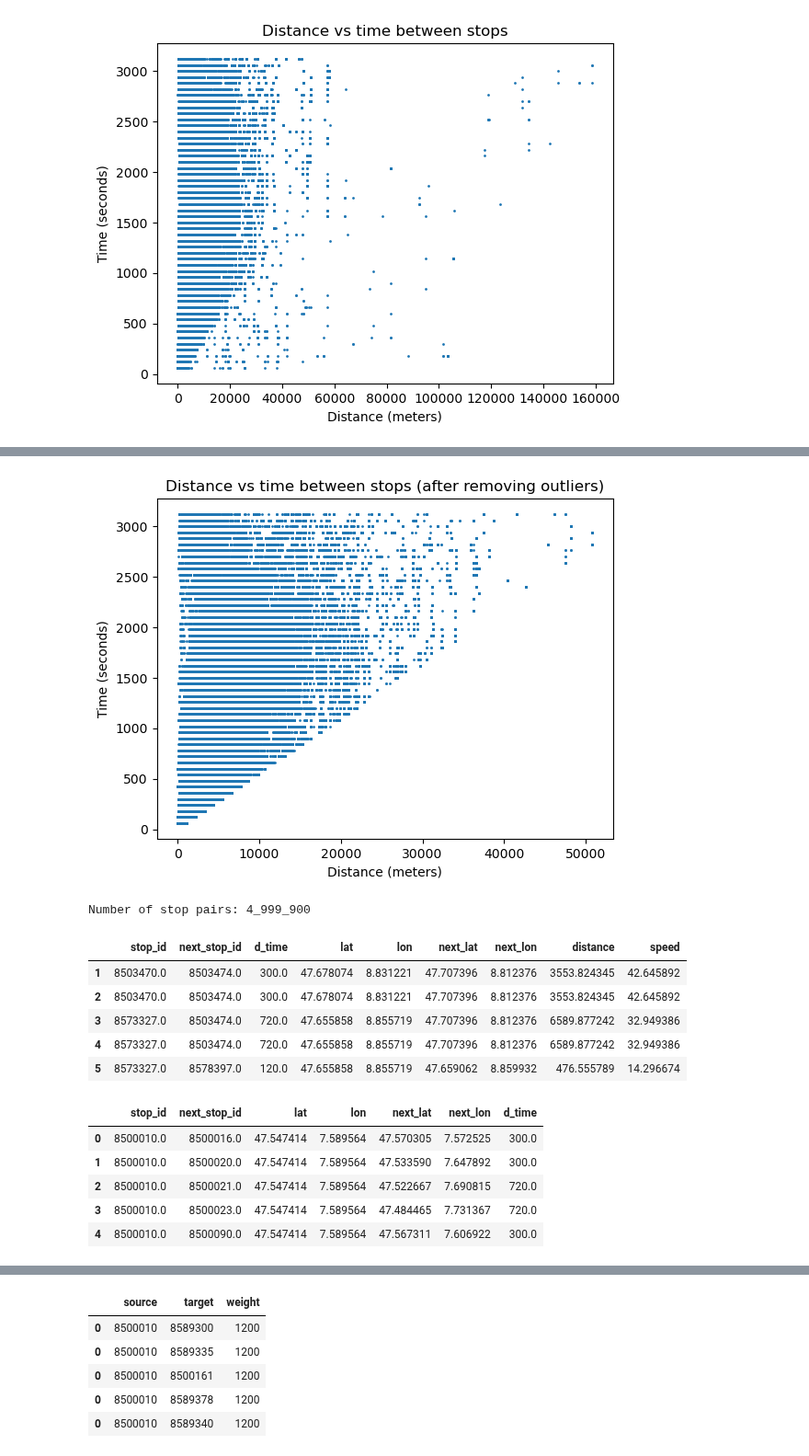
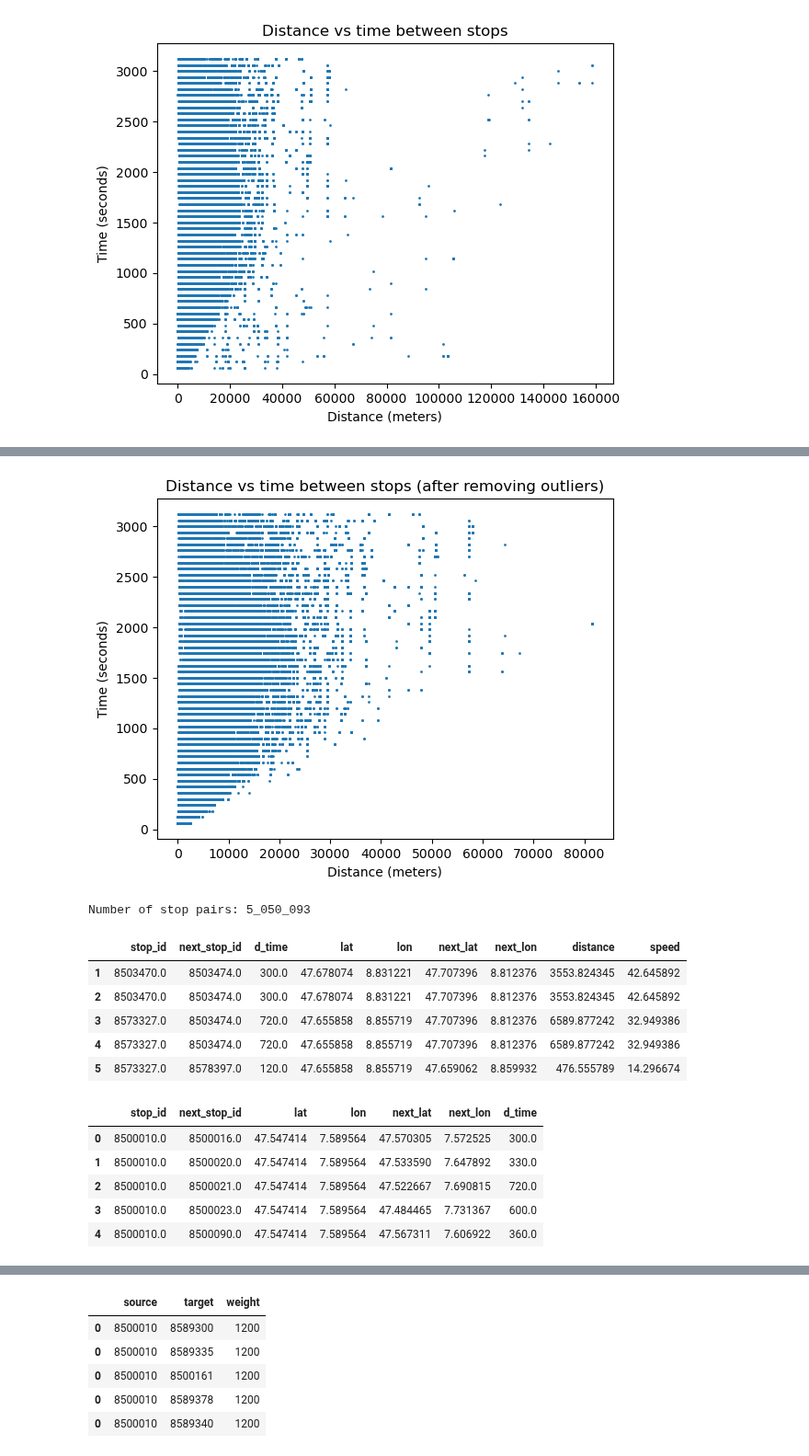
Before and after one commit to com-480-data-visualization/project-2023-choo-choo-data-darlings, a Jupyter notebook: notebooks/preprocessing/isochronic_network.ipynb, the cells around one changed output, grey strips where cells are left out. Shown at 92% size. Drawn from its saved outputs; the diff is of its cells as text; code cells hidden in the pictures.

```diff
--- a/notebooks/preprocessing/isochronic_network.ipynb
+++ b/notebooks/preprocessing/isochronic_network.ipynb
@@ -338,7 +338,8 @@ plt.show()
 [figure]
 # %%
 # Remove speed outliers
-stop_pairs = stop_pairs[stop_pairs['speed'] < stop_pairs['speed'].quantile(0.99)]
+SPEED_THRESHOLD = 150 # km/h
+stop_pairs = stop_pairs[stop_pairs['speed'] < SPEED_THRESHOLD]
 # %%
 stop_pairs.speed.hist(bins=100, log=True)
 plt.title('Distribution of speed between stops (after removing outliers)')
@@ -362,12 +363,12 @@ plt.xlabel('Distance (meters)')
 plt.ylabel('Time (seconds)')
 plt.show()
 # %% [output]
-[figure, old version]
+[figure, new version]
 # %%
 print(f'Number of stop pairs: {len(stop_pairs):_}')
 stop_pairs.head()
 # %% [output]
-Number of stop pairs: 4_999_900
+Number of stop pairs: 5_050_093
 |  | stop_id | next_stop_id | d_time | lat | lon | next_lat | next_lon | distance | speed |
 | 1 | 8503470.0 | 8503474.0 | 300.0 | 47.678074 | 8.831221 | 47.707396 | 8.812376 | 3553.824345 | 42.645892 |
 | 2 | 8503470.0 | 8503474.0 | 300.0 | 47.678074 | 8.831221 | 47.707396 | 8.812376 | 3553.824345 | 42.645892 |
@@ -377,17 +378,17 @@ Number of stop pairs: 4_999_900
 # %%
 # Get mean d_time for each stop pair
 stop_pairs = stop_pairs \
     .groupby(['stop_id', 'next_stop_id', 'lat', 'lon', 'next_lat', 'next_lon']) \
-    .agg({'d_time': 'min'}) \
+    .agg({'d_time': 'median'}) \
     .reset_index()
 stop_pairs.head()
 # %% [output]
 |  | stop_id | next_stop_id | lat | lon | next_lat | next_lon | d_time |
 | 0 | 8500010.0 | 8500016.0 | 47.547414 | 7.589564 | 47.570305 | 7.572525 | 300.0 |
-| 1 | 8500010.0 | 8500020.0 | 47.547414 | 7.589564 | 47.533590 | 7.647892 | 300.0 |
+| 1 | 8500010.0 | 8500020.0 | 47.547414 | 7.589564 | 47.533590 | 7.647892 | 330.0 |
 | 2 | 8500010.0 | 8500021.0 | 47.547414 | 7.589564 | 47.522667 | 7.690815 | 720.0 |
-| 3 | 8500010.0 | 8500023.0 | 47.547414 | 7.589564 | 47.484465 | 7.731367 | 720.0 |
-| 4 | 8500010.0 | 8500090.0 | 47.547414 | 7.589564 | 47.567311 | 7.606922 | 300.0 |
+| 3 | 8500010.0 | 8500023.0 | 47.547414 | 7.589564 | 47.484465 | 7.731367 | 600.0 |
+| 4 | 8500010.0 | 8500090.0 | 47.547414 | 7.589564 | 47.567311 | 7.606922 | 360.0 |
 # %%
 # Create node list, mix of stop and next_stop with concat
 nodes = pd.DataFrame()
```
Also changed, not shown: parts of 9 cells of this notebook, 19 other files.
